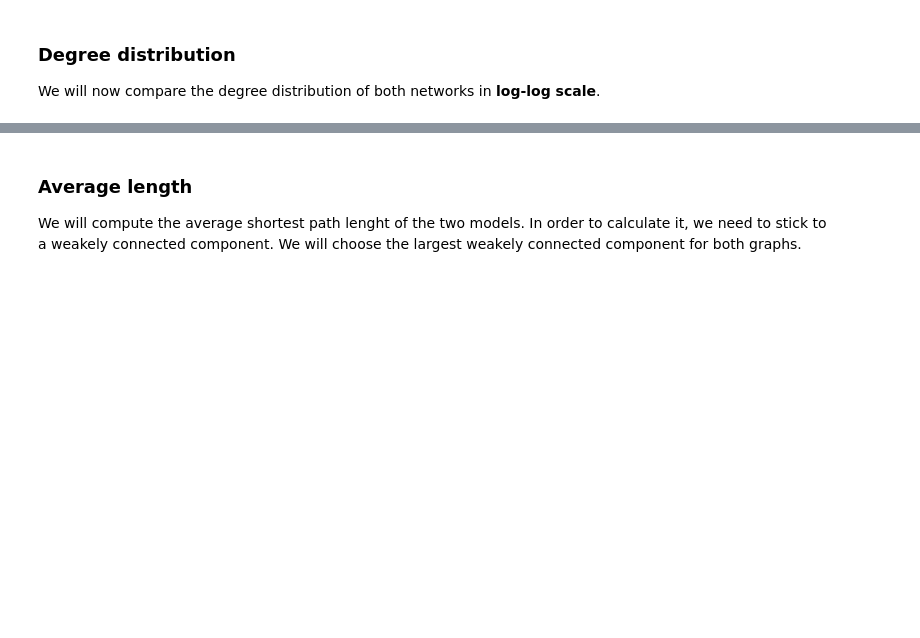
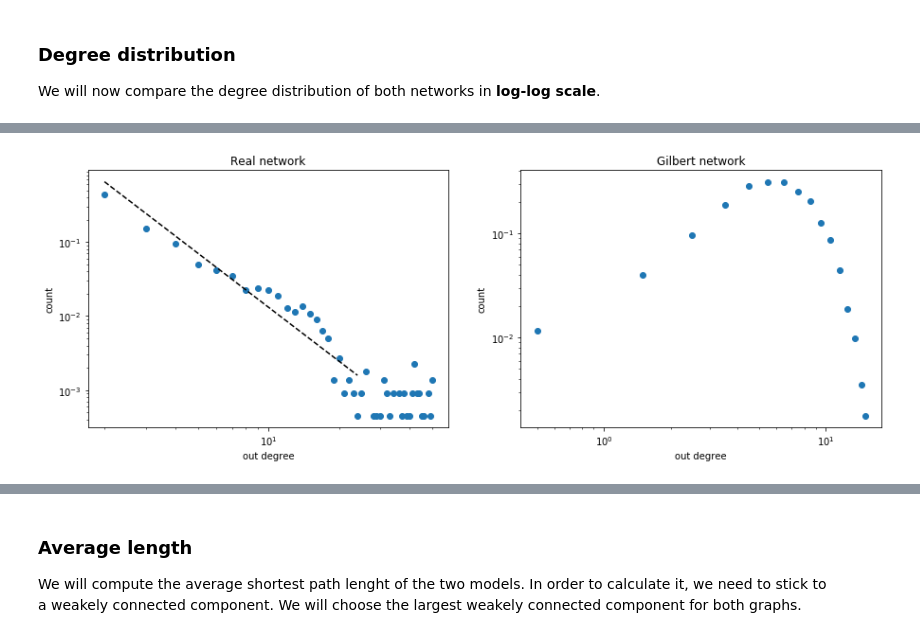
Before and after one commit to NuriaSF/ComplexNetworks, a Jupyter notebook: maayan-figeys/Final_presentation/4-8_Network_Proteins-Slides.ipynb, the cells around one changed output, grey strips where cells are left out. Saved outputs shown, nothing was run; the diff lists cells and outputs as text; code cells hidden in the pictures; blank space fills up the shorter version.

```diff
--- a/maayan-figeys/Final_presentation/4-8_Network_Proteins-Slides.ipynb
+++ b/maayan-figeys/Final_presentation/4-8_Network_Proteins-Slides.ipynb
@@ -756,8 +761,7 @@ We will now compare the degree distribution of both networks in **log-log scale*
 # %%
+hide_code_in_slideshow()
 coef = np.polyfit(np.log10(degree_hist[1][2:26]),np.log10(degree_hist[0][1:25]),1)
 poly1d_fn = np.poly1d(coef)
-
-print('Slope of linear fit: ', coef[0])
 
 f, (ax1, ax2) = plt.subplots(1, 2,figsize=(15,5))
 ax1.plot(degree_hist[1][2:],degree_hist[0][1:], 'o')
@@ -775,3 +779,5 @@ ax2.set_yscale('log')
 ax2.set_title("Gilbert network")
 ax2.set_xlabel('out degree')
 ax2.set_ylabel('count')
+plt.show()
+# %% [output]
@@ -777,0 +785 @@ ax2.set_ylabel('count')
+[figure, added]
```
Also changed, not shown: parts of 43 cells of this notebook, 8 other files.
